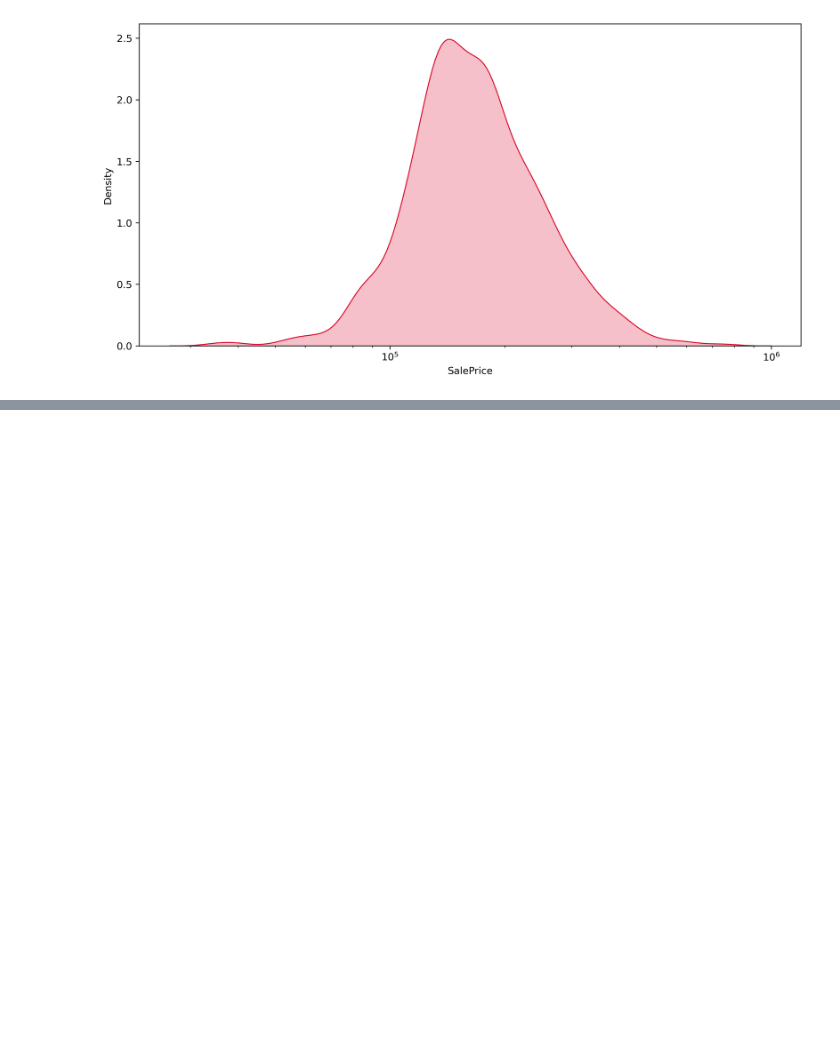
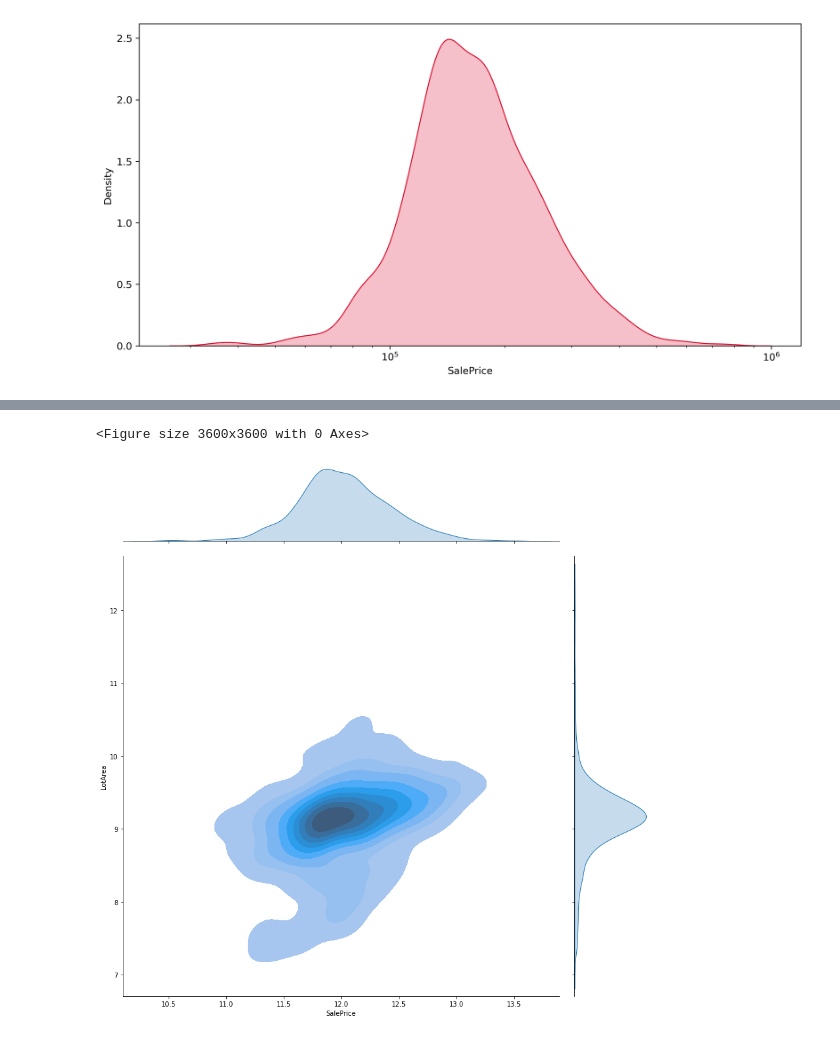
Before and after one commit to ashen007/Housing-Sale-Price-analysis, a Jupyter notebook: notebooks/clean data/phase_1.ipynb, the cells around one changed output, grey strips where cells are left out. Saved outputs shown, nothing was run; the diff lists cells and outputs as text; code cells hidden in the pictures; blank space fills up the shorter version.

```diff
--- a/notebooks/clean data/phase_1.ipynb
+++ b/notebooks/clean data/phase_1.ipynb
@@ -294,0 +312,7 @@ plt.show()
+# %%
+plt.figure(figsize=[12,12],dpi=300)
+sns.jointplot(x=np.log(house['SalePrice']),y=np.log(house['LotArea']),kind='kde',fill=True,height=12)
+plt.show()
+# %% [output]
+<Figure size 3600x3600 with 0 Axes>
+[figure, added]
```
Also changed, not shown: parts of 2 cells of this notebook.
